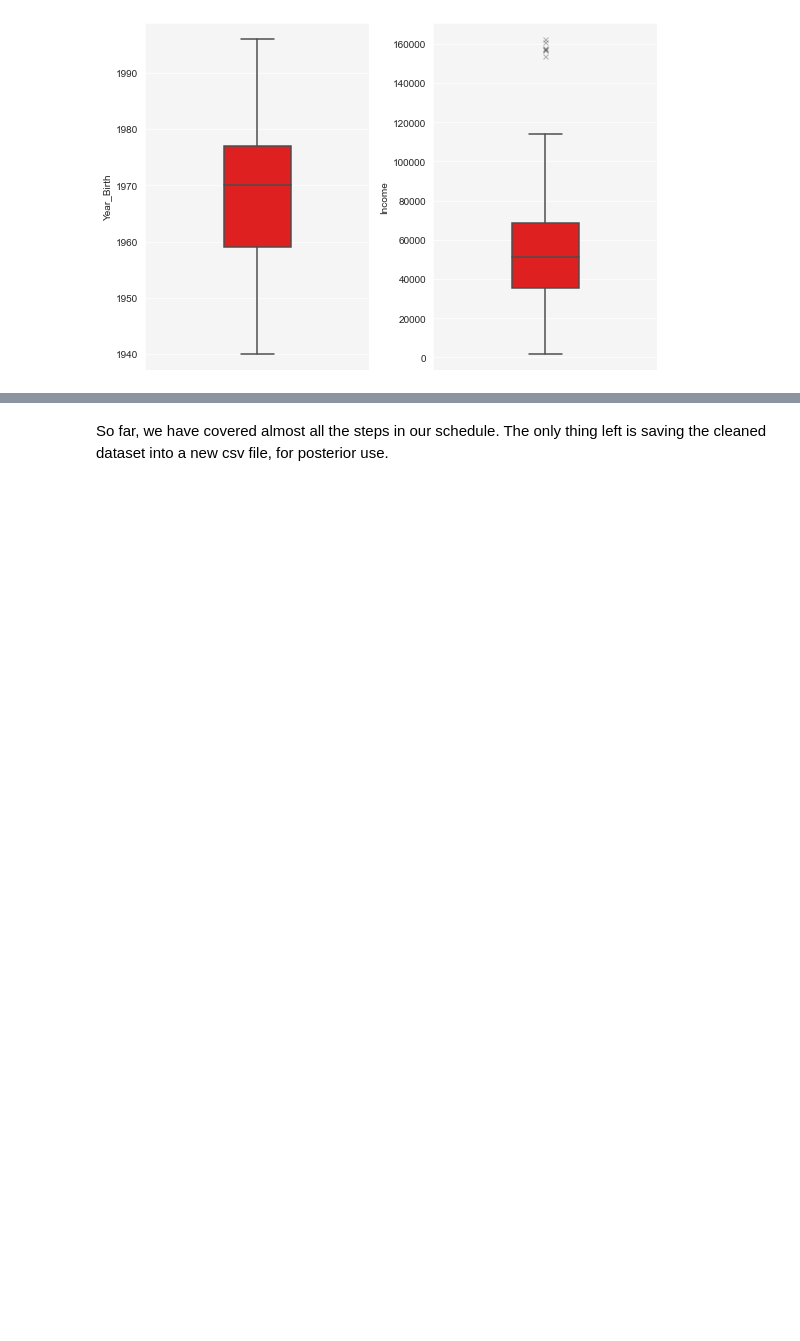
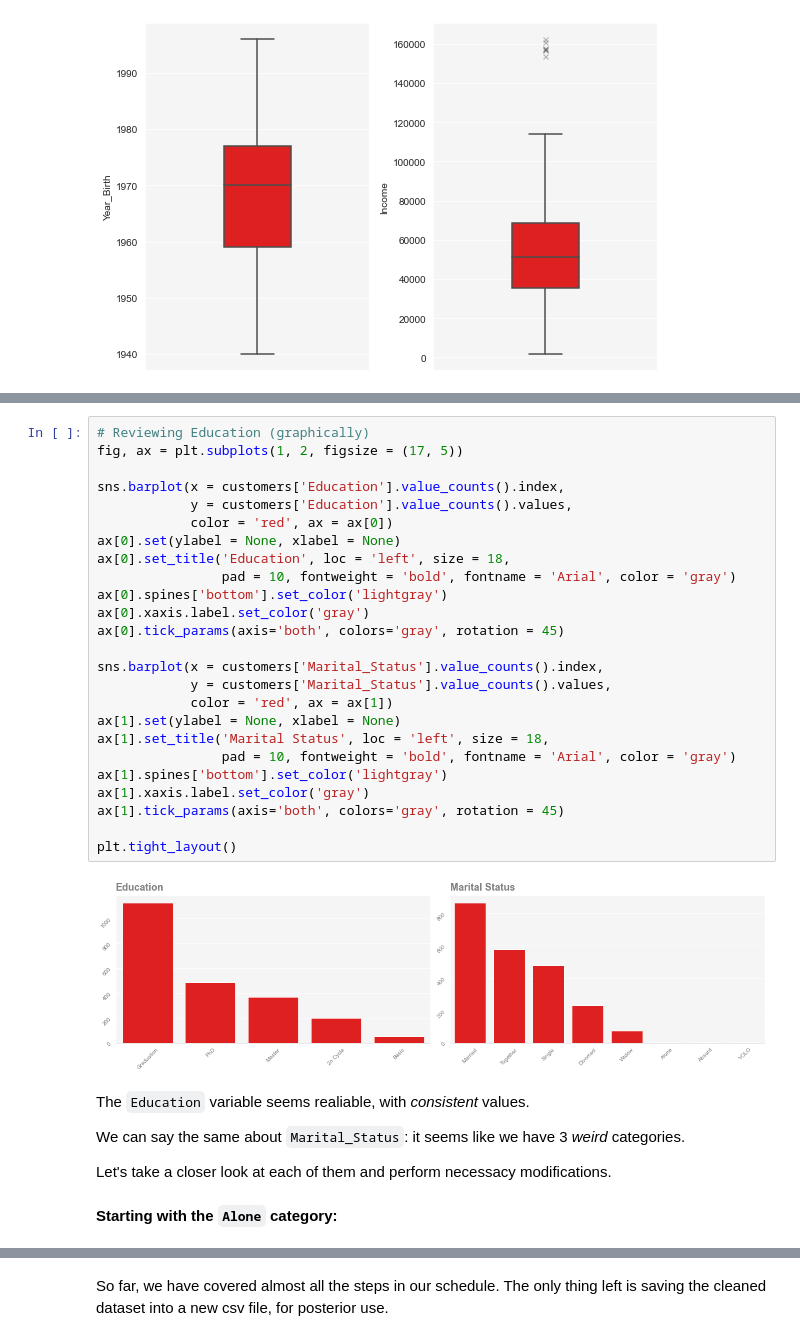
Before and after one commit to renanfmoises/consumer-behavior-analytics, a Jupyter notebook: notebooks/01. Consumer Behavior Analytics - Data Cleaning.ipynb, the cells around one changed output, grey strips where cells are left out. Saved outputs shown, nothing was run; the diff lists cells and outputs as text; blank space fills up the shorter version.

```diff
--- a/notebooks/01. Consumer Behavior Analytics - Data Cleaning.ipynb
+++ b/notebooks/01. Consumer Behavior Analytics - Data Cleaning.ipynb
@@ -540,0 +449,35 @@ customers[customers['Marital_Status'] == 'YOLO']
+# %%
+# Reviewing Education (graphically)
+fig, ax = plt.subplots(1, 2, figsize = (17, 5))
+
+sns.barplot(x = customers['Education'].value_counts().index,
+            y = customers['Education'].value_counts().values,
+            color = 'red', ax = ax[0])
+ax[0].set(ylabel = None, xlabel = None)
+ax[0].set_title('Education', loc = 'left', size = 18,
+                pad = 10, fontweight = 'bold', fontname = 'Arial', color = 'gray')
+ax[0].spines['bottom'].set_color('lightgray')
+ax[0].xaxis.label.set_color('gray')
+ax[0].tick_params(axis='both', colors='gray', rotation = 45)
+
+sns.barplot(x = customers['Marital_Status'].value_counts().index,
+            y = customers['Marital_Status'].value_counts().values,
+            color = 'red', ax = ax[1])
+ax[1].set(ylabel = None, xlabel = None)
+ax[1].set_title('Marital Status', loc = 'left', size = 18,
+                pad = 10, fontweight = 'bold', fontname = 'Arial', color = 'gray')
+ax[1].spines['bottom'].set_color('lightgray')
+ax[1].xaxis.label.set_color('gray')
+ax[1].tick_params(axis='both', colors='gray', rotation = 45)
+
+plt.tight_layout()
+# %% [output]
+[figure, added]
+# %% [markdown]
+The `Education` variable seems realiable, with _consistent_ values.
+
+We can say the same about `Marital_Status`: it seems like we have 3 _weird_ categories.
+
+Let's take a closer look at each of them and perform necessacy modifications.
+# %% [markdown]
+**Starting with the `Alone` category:**
```
Also changed, not shown: parts of 55 cells of this notebook, 1 other file.
